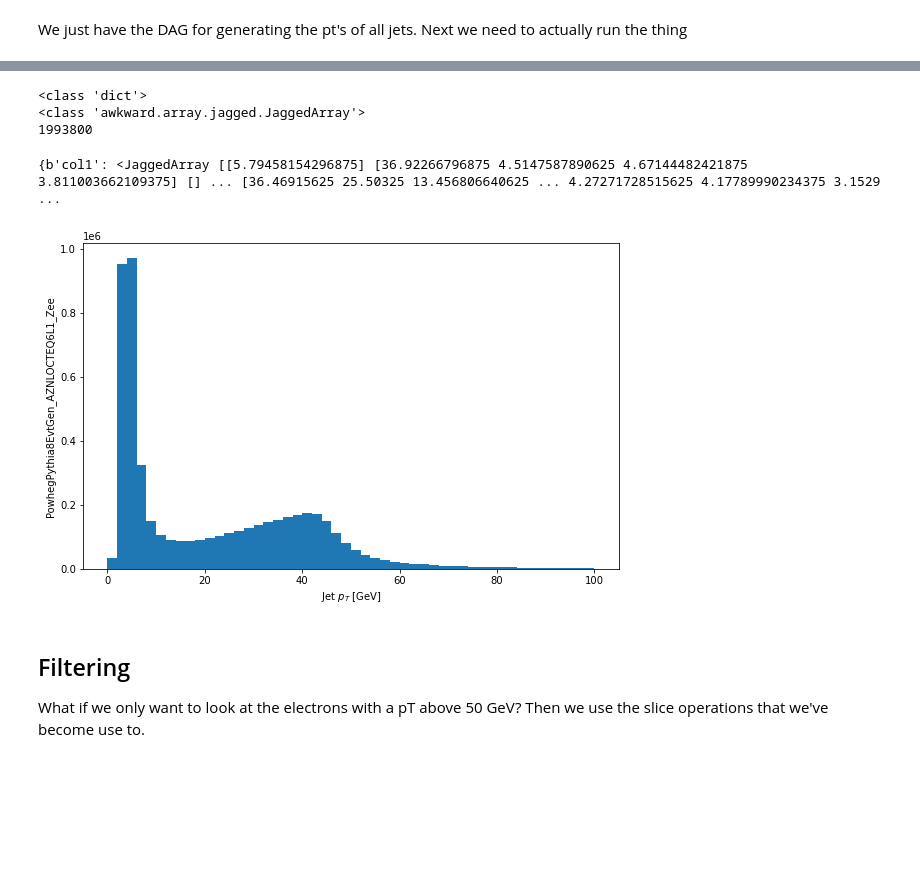
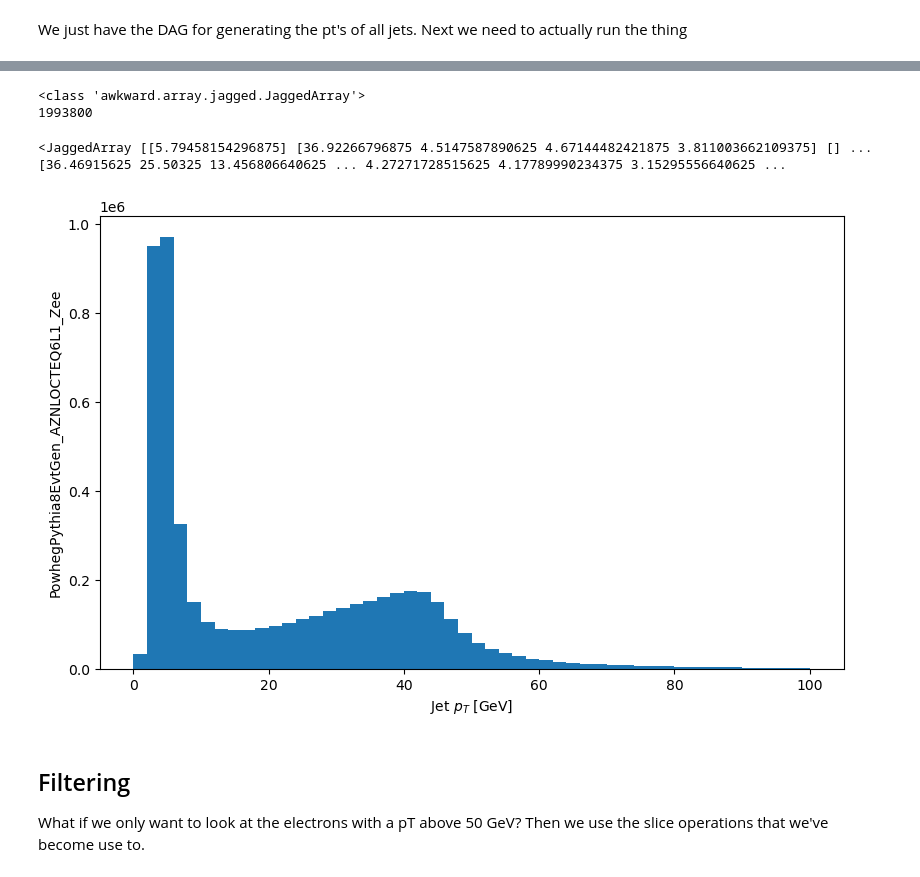
Before and after one commit to gordonwatts/hep_tables, a Jupyter notebook: notebooks/01 - Demo.ipynb, the cells around one changed output, grey strips where cells are left out. Drawn from its saved outputs; the diff is of its cells as text; code cells hidden in the pictures; blank space fills up the shorter version.

Commit message:
Don't require arbitrary column names
- We were returning a dict with b'col1' as the name
- now just return the `JaggedArray`
- a little tricking in our test data as the column name is wrong!

```diff
--- a/notebooks/01 - Demo.ipynb
+++ b/notebooks/01 - Demo.ipynb
@@ -44,21 +44,19 @@ Wall time: 2min 28s
 # %%
 print (type(np_pts))
-print (type(np_pts[b'col1']))
-print (len(np_pts[b'col1']))
+print (len(np_pts))
 np_pts
 # %% [output]
-<class 'dict'>
 <class 'awkward.array.jagged.JaggedArray'>
 1993800
-{b'col1': <JaggedArray [[5.79458154296875] [36.92266796875 4.5147587890625 4.67144482421875 3.811003662109375] [] ... [36.46915625 25.50325 13.456806640625 ... 4.27271728515625 4.17789990234375 3.1529 ...
+<JaggedArray [[5.79458154296875] [36.92266796875 4.5147587890625 4.67144482421875 3.811003662109375] [] ... [36.46915625 25.50325 13.456806640625 ... 4.27271728515625 4.17789990234375 3.15295556640625 ...
 # %%
 s = 6
 plt.figure(figsize=(s*1.6,s))
-plt.hist(np_pts[b'col1'].flatten(), range=(0, 100), bins=50)
+plt.hist(np_pts.flatten(), range=(0, 100), bins=50)
 plt.xlabel('Jet $p_T$ [GeV]')
 _ = plt.ylabel('PowhegPythia8EvtGen_AZNLOCTEQ6L1_Zee')
 # %% [output]
-[figure, old version]
+[figure, new version]
 # %% [markdown]
 ## Filtering
 
```
Also changed, not shown: parts of 9 cells of this notebook, 2 other files.
